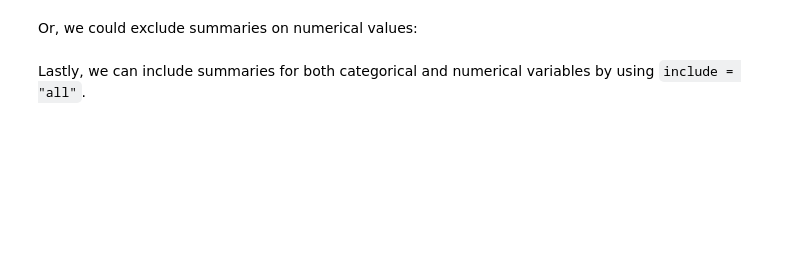
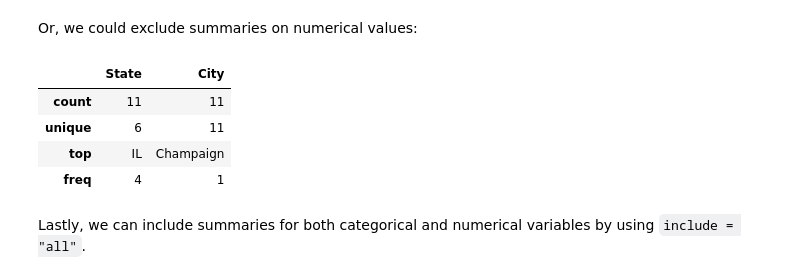
Before and after one commit to INMAS-Math/Workshop-V-02, a Jupyter notebook: 1a_DataWrangling.ipynb, the cells around one changed output. Saved outputs shown, nothing was run; the diff lists cells and outputs as text; code cells hidden in the pictures; blank space fills up the shorter version.

```diff
--- a/1a_DataWrangling.ipynb
+++ b/1a_DataWrangling.ipynb
@@ -340,6 +431,12 @@ city_df.describe(include=['category', object])
 Or, we could exclude summaries on numerical values:
 # %%
-city_df.describe(exclude=[np.number])
+city_df.describe(exclude=["int64"])
+# %% [output]
+|  | State | City |
+| count | 11 | 11 |
+| unique | 6 | 11 |
+| top | IL | Champaign |
+| freq | 4 | 1 |
 # %% [markdown]
 Lastly, we can include summaries for both categorical and numerical variables by using `include = "all"`.
 # %%
```
Also changed, not shown: parts of 51 cells of this notebook.
